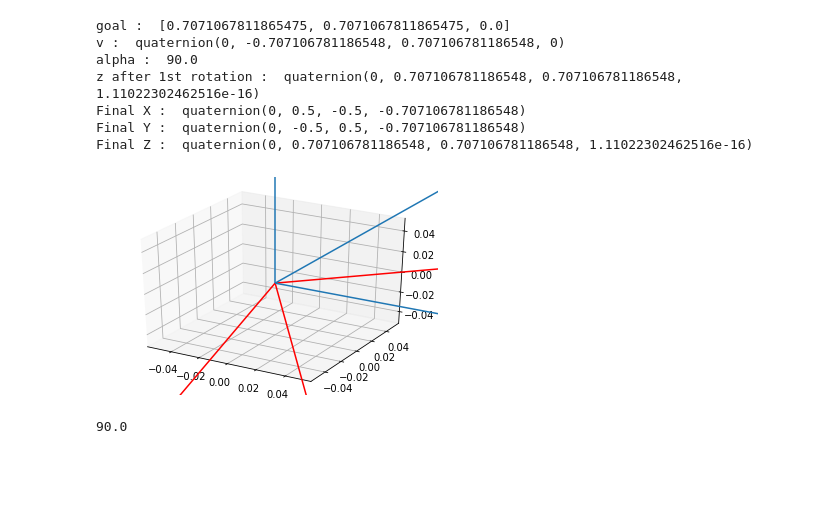
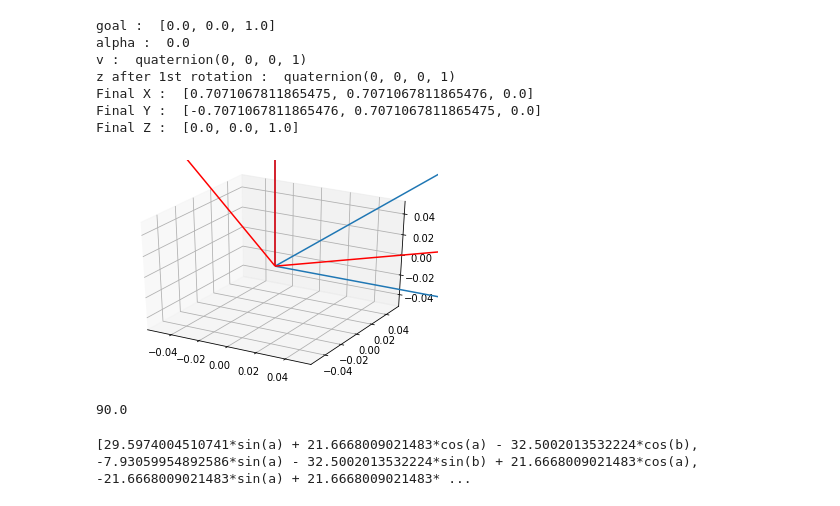
Before and after one commit to pollen-robotics/orbita, a Jupyter notebook: spherical_quaternion.ipynb, the cells around one changed output. Drawn from its saved outputs; the diff is of its cells as text; code cells hidden in the pictures; blank space fills up the shorter version.

Commit message:
Add the possibility to have a beta angle when alpha=0

```diff
--- a/spherical_quaternion.ipynb
+++ b/spherical_quaternion.ipynb
@@ -14,11 +14,11 @@ x0_quat = quaternion.quaternion(0,1,0,0)
 y0_quat = quaternion.quaternion(0,0,1,0)
 z0_quat = quaternion.quaternion(0,0,0,1)
 
-beta = 0*math.pi/180
+beta = 45*math.pi/180
 
 
-### GOAL VECTOR ###
-goal = [1.0,1.0,0.0]
+### GOAL VECTOR (the desired Z axis)###
+goal = [0.0,0.0,1.0]
 
 
 goal_norm = []
@@ -34,11 +34,19 @@ vector_norm = [] #Normalized vector of rotation
 for i in vector:
     vector_norm.append(i/LA.norm(vector))
 
-
-v = quaternion.quaternion(0.0,vector_norm[0],vector_norm[1],vector_norm[2]) #Vector of rotation as a quaternion
-print("v : ",v)
 alpha = math.acos(np.vdot(z0,goal_norm)) #Angle of rotation
 print("alpha : ",alpha*deg)
+
+if alpha == 0 :
+    v = quaternion.quaternion(0.0,0.0,0.0,1.0)
+    print("v : ",v)
+
+else :
+    v = quaternion.quaternion(0.0,vector_norm[0],vector_norm[1],vector_norm[2]) #Vector of rotation as a quaternion
+    print("v : ",v)
+
+
+
 
 
 ### QUATERNION OF ROTATION ###
@@ -62,40 +70,40 @@ z2 = math.sin(beta/2.0)*z_prime.z
 q2 = quaternion.quaternion(w2,x2,y2,z2) #Quaternion of the rotation on new z axis
 q2_inv = q2.inverse()
 
-Z = q2*z_prime*q2_inv #Final Z
-X = q2*(q1*x0_quat*q1_inv)*q2_inv #Final X
-Y = q2*(q1*y0_quat*q1_inv)*q2_inv #Final Y
+new_z = q2*z_prime*q2_inv #Final Z
+new_x = q2*(q1*x0_quat*q1_inv)*q2_inv #Final X
+new_y = q2*(q1*y0_quat*q1_inv)*q2_inv #Final Y
+
+X = [new_x.x, new_x.y, new_x.z]
+Y = [new_y.x, new_y.y, new_y.z]
+Z = [new_z.x, new_z.y, new_z.z]
 
 print("Final X : ",X)
 print("Final Y : ",Y)
 print("Final Z : ",Z)
 # %% [output]
-goal :  [0.7071067811865475, 0.7071067811865475, 0.0]
-v :  quaternion(0, -0.707106781186548, 0.707106781186548, 0)
-alpha :  90.0
-z after 1st rotation :  quaternion(0, 0.707106781186548, 0.707106781186548, 1.11022302462516e-16)
-Final X :  quaternion(0, 0.5, -0.5, -0.707106781186548)
-Final Y :  quaternion(0, -0.5, 0.5, -0.707106781186548)
-Final Z :  quaternion(0, 0.707106781186548, 0.707106781186548, 1.11022302462516e-16)
+goal :  [0.0, 0.0, 1.0]
+alpha :  0.0
+v :  quaternion(0, 0, 0, 1)
+z after 1st rotation :  quaternion(0, 0, 0, 1)
+Final X :  [0.7071067811865475, 0.7071067811865476, 0.0]
+Final Y :  [-0.7071067811865476, 0.7071067811865475, 0.0]
+Final Z :  [0.0, 0.0, 1.0]
 # %%
 import matplotlib.pyplot as plt
 from mpl_toolkits.mplot3d import Axes3D
 
-p0 = [X.x, X.y, X.z]
-p1 = [Y.x, Y.y, Y.z]
-p2 = [Z.x, Z.y, Z.z]
-
 origin = [0,0,0]
 X_, Y_, Z_ = zip(origin,origin,origin)
 X0_,Y0_,Z0_ = zip(origin,origin,origin)
-U, V, W = zip(p0,p1,p2)
+U, V, W = zip(X,Y,Z)
 U0,V0,W0 = zip(x0,y0,z0)
 
 fig = plt.figure()
 ax = fig.add_subplot(1,1,1, projection='3d')
 ax.quiver(X0_,Y0_,Z0_,U0,V0,W0,arrow_length_ratio=0.01)
 ax.quiver(X_,Y_,Z_,U,V,W,arrow_length_ratio=0.01,color='r')
 plt.show()
 # %% [output]
-[figure, old version]
+[figure, new version]
 # %%
@@ -103,3 +111,19 @@ angle = math.acos(np.vdot(p0,p2))
 print(angle*deg)
 # %% [output]
 90.0
+# %%
+from sympy.solvers import solve
+from sympy.abc import a,b
+from sympy import cos,sin
+
+Pc = [0,0,83.40]
+C = [0,0,64.64]
+R = 37.528
+Rp = R*math.cos(30.0*math.pi/180)
+
+eq1 = []
+
+for i in range(3):
+    eq1.append(Pc[i]+R*cos(a)*Z[i]+R*sin(a)*X[i]-(C[i]+Rp*cos(b)*x0[i]+Rp*sin(b)*y0[i]))
+# %% [output]
+[29.5974004510741*sin(a) + 21.6668009021483*cos(a) - 32.5002013532224*cos(b), -7.93059954892586*sin(a) - 32.5002013532224*sin(b) + 21.6668009021483*cos(a), -21.6668009021483*sin(a) + 21.6668009021483* ...
```
Also changed, not shown: parts of 1 cell of this notebook.
